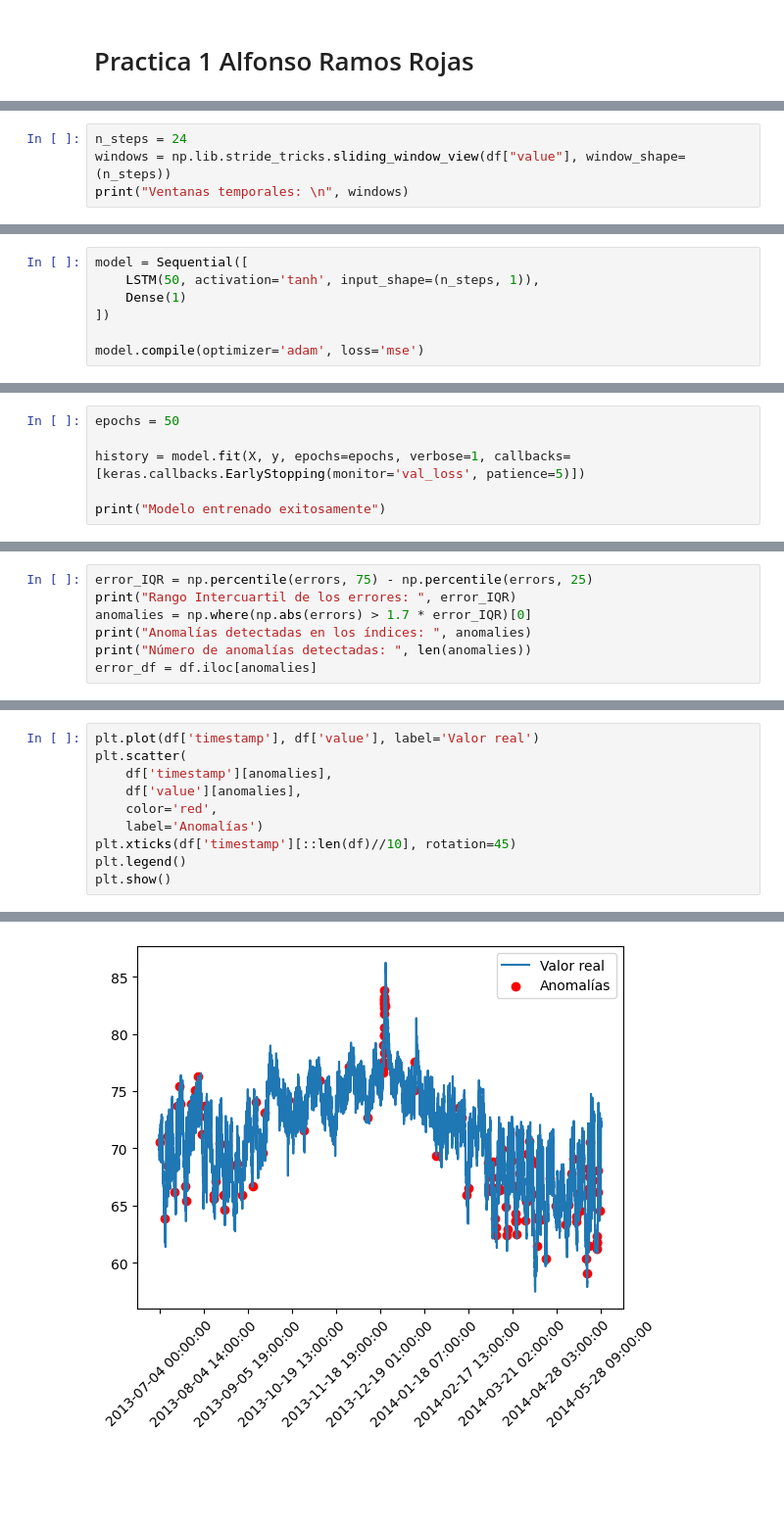
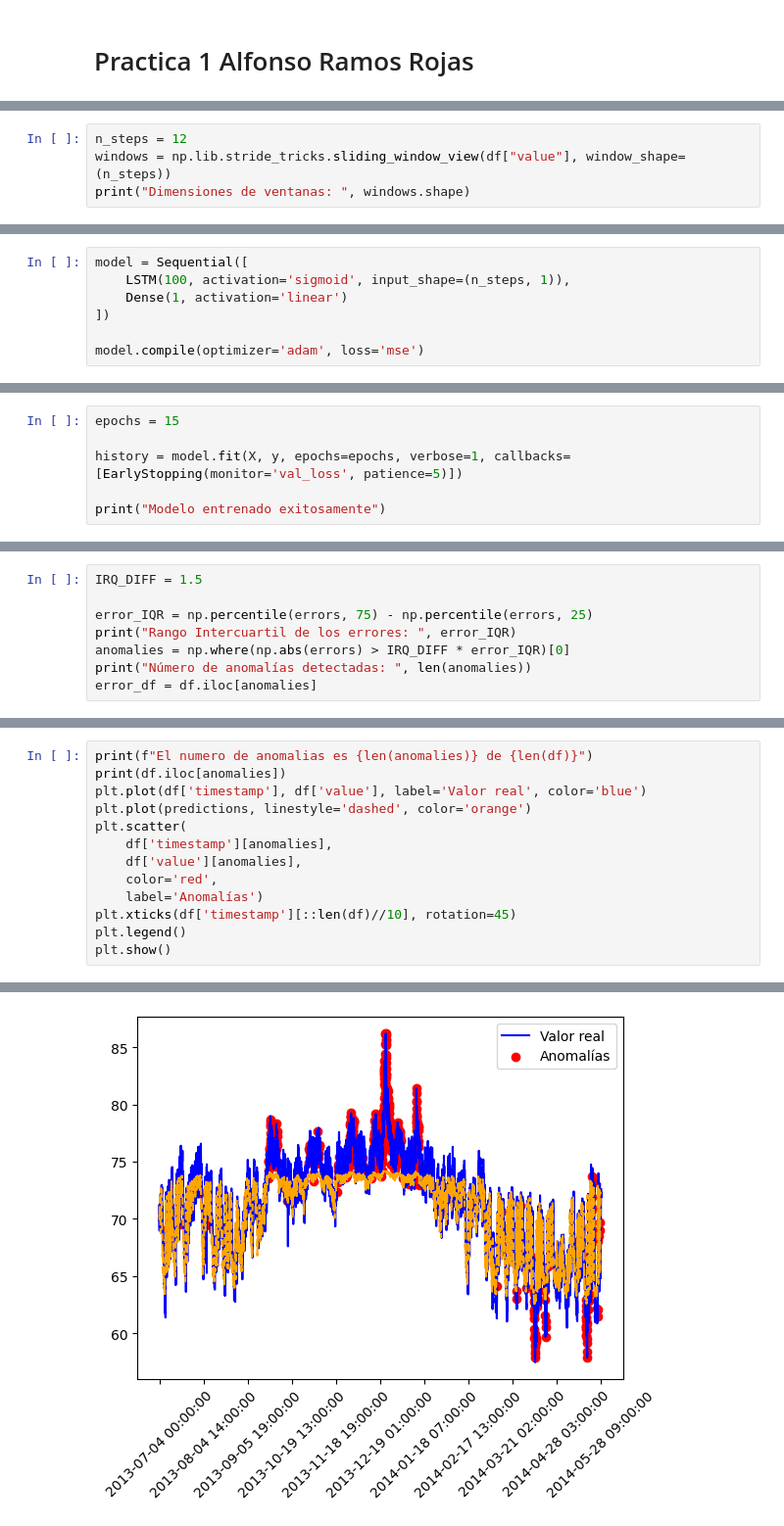
Before and after one commit to alraro/Practicas-Software-Critico, a Jupyter notebook: Practica1/Practica1SofwtCritico.ipynb, the cells around one changed output, grey strips where cells are left out. Shown: that part at 98% size. Cells and saved outputs as stored; diff of their text form; blank space fills up the shorter version.

Commit message:
Finished LSTM model

```diff
--- a/Practica1/Practica1SofwtCritico.ipynb
+++ b/Practica1/Practica1SofwtCritico.ipynb
@@ -37,5 +42,5 @@ Datos cargados:               timestamp      value
 # %%
-n_steps = 24
+n_steps = 12
 windows = np.lib.stride_tricks.sliding_window_view(df["value"], window_shape=(n_steps))
-print("Ventanas temporales: \n", windows)
+print("Dimensiones de ventanas: ", windows.shape)
 # %% [output]
@@ -84,7 +68,7 @@ y:
 # %%
 model = Sequential([
-	LSTM(50, activation='tanh', input_shape=(n_steps, 1)),
-	Dense(1)
+	LSTM(100, activation='sigmoid', input_shape=(n_steps, 1)),
+	Dense(1, activation='linear')
 ])
 
 model.compile(optimizer='adam', loss='mse')
@@ -93,7 +78,7 @@ model.compile(optimizer='adam', loss='mse')
 # %%
-epochs = 50
+epochs = 15
 
-history = model.fit(X, y, epochs=epochs, verbose=1, callbacks=[keras.callbacks.EarlyStopping(monitor='val_loss', patience=5)])
+history = model.fit(X, y, epochs=epochs, verbose=1, callbacks=[EarlyStopping(monitor='val_loss', patience=5)])
 
 print("Modelo entrenado exitosamente")
 # %% [output]
@@ -139,8 +135,9 @@ Errores:
 # %%
+IRQ_DIFF = 1.5
+
 error_IQR = np.percentile(errors, 75) - np.percentile(errors, 25)
 print("Rango Intercuartil de los errores: ", error_IQR)
-anomalies = np.where(np.abs(errors) > 1.7 * error_IQR)[0]
-print("Anomalías detectadas en los índices: ", anomalies)
+anomalies = np.where(np.abs(errors) > IRQ_DIFF * error_IQR)[0]
 print("Número de anomalías detectadas: ", len(anomalies))
 error_df = df.iloc[anomalies]
 # %% [output]
@@ -161,5 +151,8 @@ Número de anomalías detectadas:  131
 # %%
-plt.plot(df['timestamp'], df['value'], label='Valor real')
+print(f"El numero de anomalias es {len(anomalies)} de {len(df)}")
+print(df.iloc[anomalies])
+plt.plot(df['timestamp'], df['value'], label='Valor real', color='blue')
+plt.plot(predictions, linestyle='dashed', color='orange')
 plt.scatter(
     df['timestamp'][anomalies],
     df['value'][anomalies],
@@ -172 +180 @@ plt.show()
-[figure, old version]
+[figure, new version]
```
Also changed, not shown: parts of 23 cells of this notebook, 11 other files.
